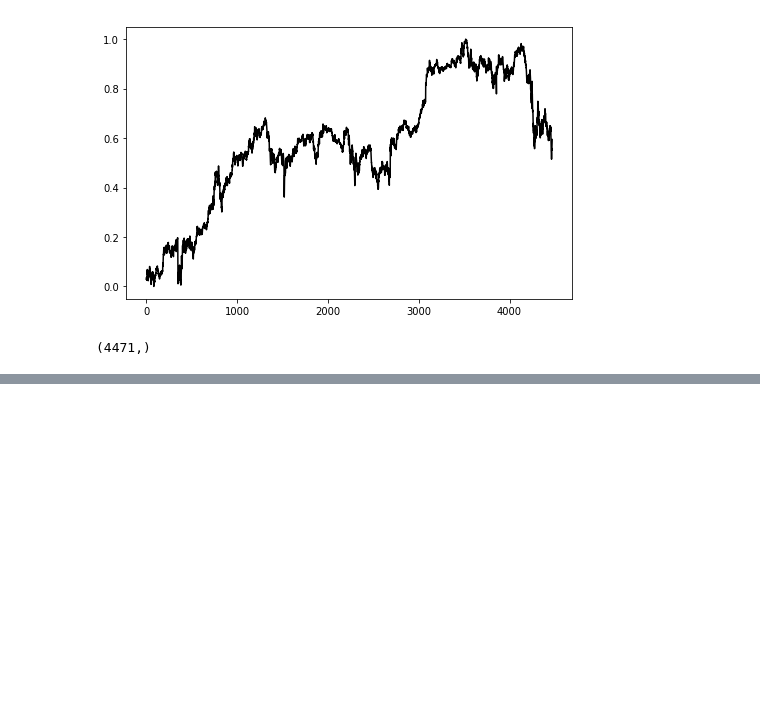
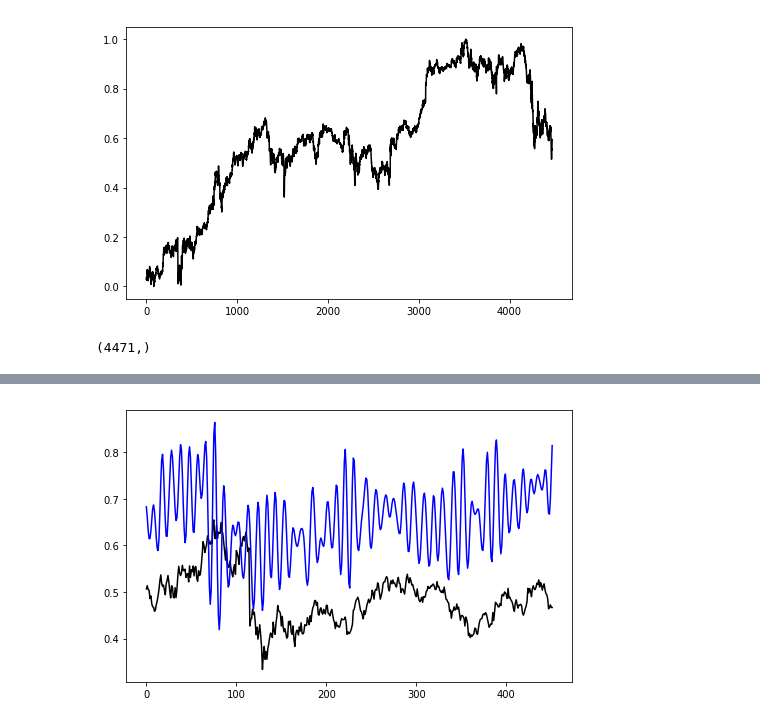
Before and after one commit to Devilpacks/Course-Project, a Jupyter notebook: LSTM_microsoft.ipynb, the cells around one changed output, grey strips where cells are left out. Cells and saved outputs as stored; diff of their text form; code cells hidden in the pictures; blank space fills up the shorter version.

```diff
--- a/LSTM_microsoft.ipynb
+++ b/LSTM_microsoft.ipynb
@@ -173,0 +178,10 @@ plt.show()
+# %%
+#Шаг 4 Визуализируем модель
+predictions = model.predict(X_test)
+plt.plot(y_test, color='black', label = 'Test data')
+plt.plot(predictions, color='blue', label = 'Predicted data')
+
+
+plt.show()
+# %% [output]
+[figure, added]
```
Also changed, not shown: parts of 11 cells of this notebook.
